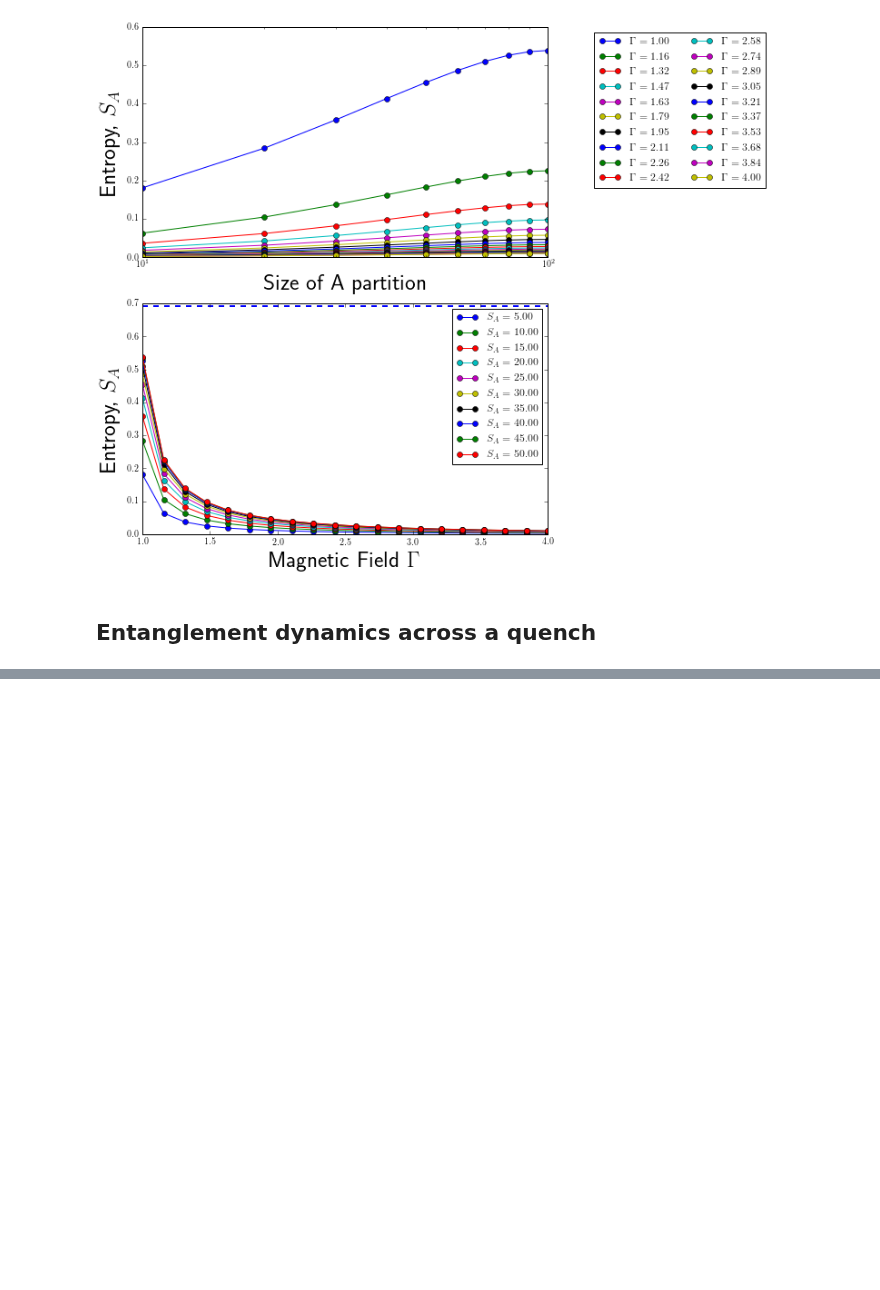
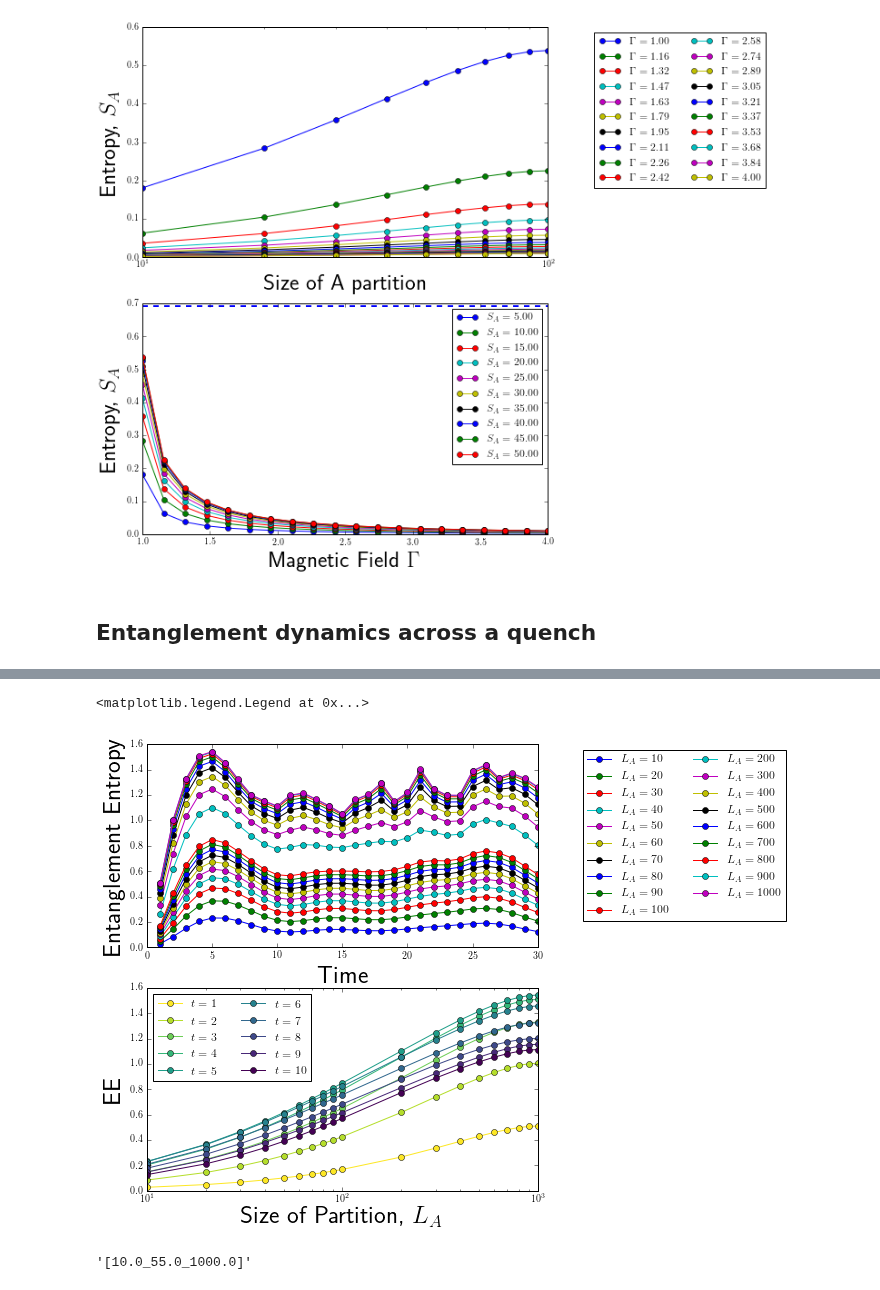
Before and after one commit to paraj003/LMG_quench, a Jupyter notebook: LMG_sim.ipynb, the cells around one changed output, grey strips where cells are left out. Cells and saved outputs as stored; diff of their text form; code cells hidden in the pictures; blank space fills up the shorter version.

```diff
--- a/LMG_sim.ipynb
+++ b/LMG_sim.ipynb
@@ -1232,10 +1327,10 @@ plt.ylabel('Entropy, $S_A$',fontsize=25)
 # %%
 #parameter definitions
 ΔL=10
-L=200#np.concatenate([np.arange(100,1000,100),np.arange(1000,2000,1000)])#choose even
-part_szarr=np.concatenate([np.linspace(10,100,10)])#,np.linspace(200,1000,9)],axis=0)#np.arange(ΔL,int(L/2)+ΔL,ΔL)
+L=2000#np.concatenate([np.arange(100,1000,100),np.arange(1000,2000,1000)])#choose even
+La_arr=np.concatenate([np.linspace(10,100,10),np.linspace(200,1000,9)],axis=0)#np.arange(ΔL,int(L/2)+ΔL,ΔL)
 dt=1.
-tarr=np.arange(1,50+dt,dt)
+tarr=np.linspace(1,50,int((50-1)/dt)+1)#np.arange(1,50+dt,dt)
 Stot=L/2
 paramvals0=LMG.Ham_params(N=L,S=Stot,J=1.,γz=1.,γy=0.,Γ=4.)
 paramvalsf=LMG.Ham_params(N=L,S=Stot,J=1.,γz=1.0,γy=0.0,Γ=1.)
@@ -1279,0 +1378,27 @@ data/EE/EE_SA_[10.0_10.0_100.0]_t_[1.0_1.0_50.0]_from_L_200,S_100.0,J_1.0,Γ_4.0
+# %%
+plt.figure(figsize=(7,8))
+plt.subplot(2,1,1)
+for q in range(np.size(La_arr)):
+    plt.plot(tarr,entropyarr[:,q],'-o',label='$L_A=%d$'% La_arr[q])
+plt.xlim((0,30))
+plt.legend(bbox_to_anchor=(1.65,1),numpoints=1,ncol=2)
+plt.ylabel("Entanglement Entropy", fontsize=25)
+plt.xlabel("Time",fontsize=25)
+
+#scaling
+plt.subplot(2,1,2)
+cmap=plt.cm.get_cmap('viridis_r')
+colors = cmap(np.linspace(0,1,10))#np.size(tarr)))
+for q in range(10):#np.size(tarr)):
+    plt.semilogx(La_arr,entropyarr[q,:],'-o',color=colors[q],label='$t=%d$'% tarr[q])
+#plt.xlim((0,10))
+plt.ylabel("EE", fontsize=25)
+plt.xlabel("Size of Partition, $L_A$",fontsize=25)
+plt.legend(numpoints=1,loc=2,ncol=2)#bbox_to_anchor=(1.65,1.1))
+# %% [output]
+<matplotlib.legend.Legend at 0x...>
+[figure, added]
+# %%
+LMG.arrtostr(np.concatenate([np.linspace(10,100,10),np.linspace(200,1000,9)],axis=0))
+# %% [output]
+'[10.0_55.0_1000.0]'
```
Also changed, not shown: parts of 22 cells of this notebook, 1 other file.
